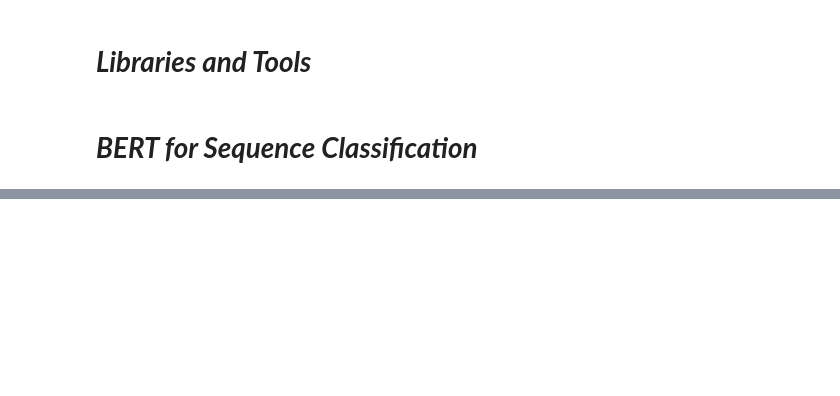
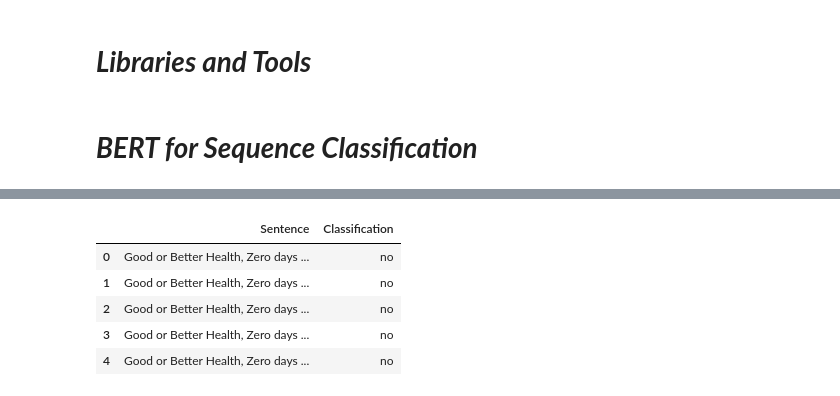
Before and after one commit to GeorgeM2000/CDC-BRFSS-2022-Analysis, a Jupyter notebook: BERT_Sequence_Classification.ipynb, the cells around one changed output, grey strips where cells are left out. Saved outputs shown, nothing was run; the diff lists cells and outputs as text; code cells hidden in the pictures; blank space fills up the shorter version.

```diff
--- a/BERT_Sequence_Classification.ipynb
+++ b/BERT_Sequence_Classification.ipynb
@@ -67,0 +42,11 @@ print(classification_report(true_labels, predictions))
+# %%
+text_data['Classification'] = text_data['Classification'].replace({1: "yes", 2: "no"})
+# %%
+text_data.head()
+# %% [output]
+|  | Sentence | Classification |
+| 0 | Good or Better Health, Zero days ... | no |
+| 1 | Good or Better Health, Zero days ... | no |
+| 2 | Good or Better Health, Zero days ... | no |
+| 3 | Good or Better Health, Zero days ... | no |
+| 4 | Good or Better Health, Zero days ... | no |
```
Also changed, not shown: parts of 22 cells of this notebook.
